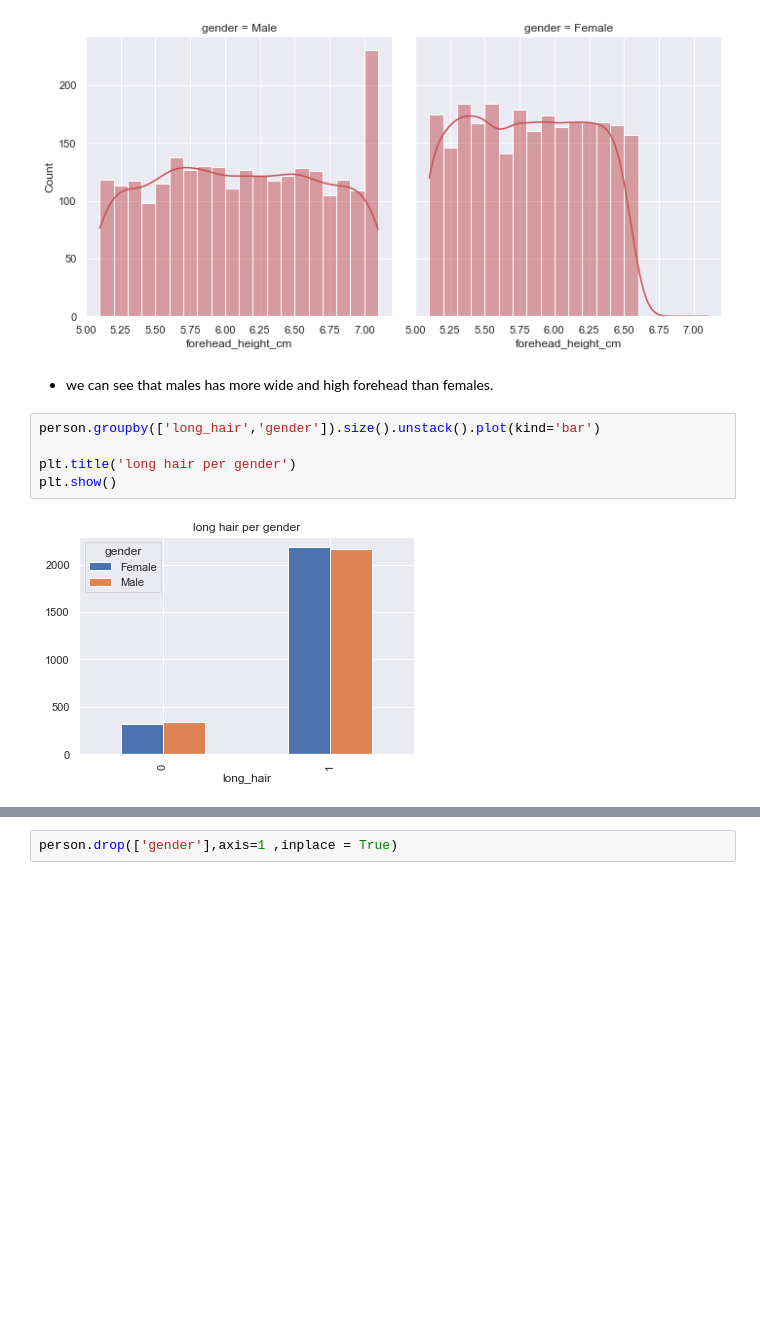
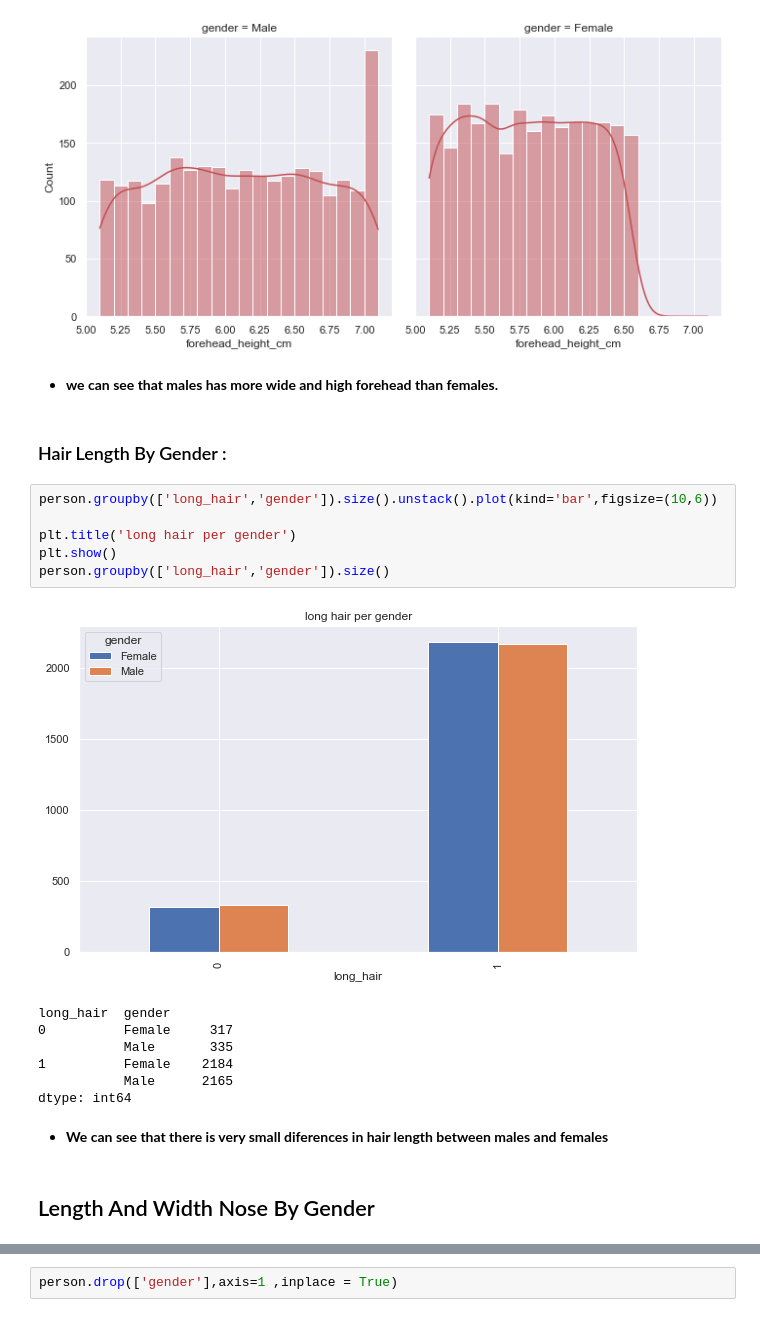
Before and after one commit to ortalcheriker/final-project-ai, a Jupyter notebook: classification-gender.ipynb, the cells around one changed output, grey strips where cells are left out. Saved outputs shown, nothing was run; the diff lists cells and outputs as text; blank space fills up the shorter version.

```diff
--- a/classification-gender.ipynb
+++ b/classification-gender.ipynb
@@ -138,12 +145,25 @@ sns.displot(data=person, x="forehead_height_cm", col="gender",kde=True, color='r
 <seaborn.axisgrid.FacetGrid at 0x...>
 [figure]
 # %% [markdown]
-* we can see that males has more wide and high forehead than females.
+* <B>we can see that males has more wide and high forehead than females.
+# %% [markdown]
+### Hair Length By Gender :
 # %%
-person.groupby(['long_hair','gender']).size().unstack().plot(kind='bar')
+person.groupby(['long_hair','gender']).size().unstack().plot(kind='bar',figsize=(10,6))
 
 plt.title('long hair per gender')
 plt.show()
+person.groupby(['long_hair','gender']).size()
 # %% [output]
-[figure, old version]
+[figure, new version]
+long_hair  gender
+0          Female     317
+           Male       335
+1          Female    2184
+           Male      2165
+dtype: int64
+# %% [markdown]
+* <B> We can see that there is very small diferences in hair length between males and females
+# %% [markdown]
+## Length And Width Nose By Gender
 # %%
```
Also changed, not shown: parts of 63 cells of this notebook, 2 other files.
